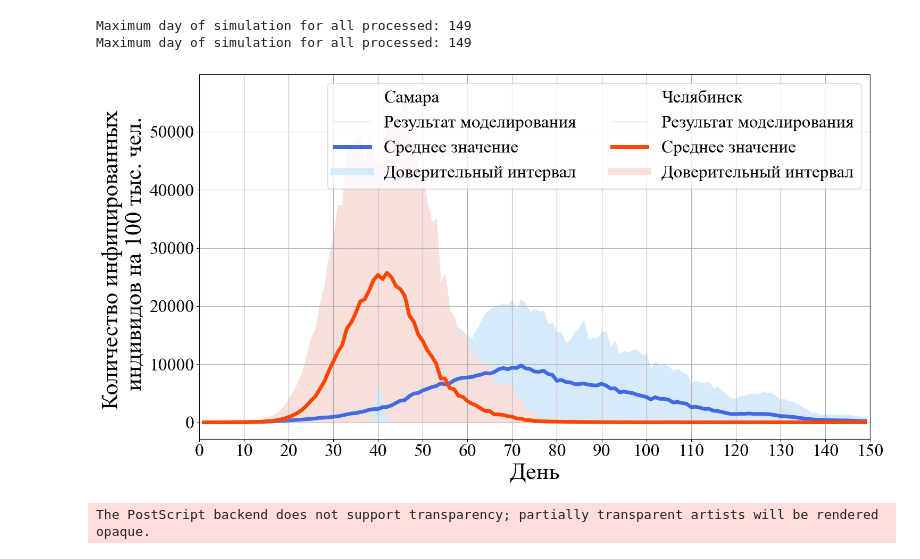
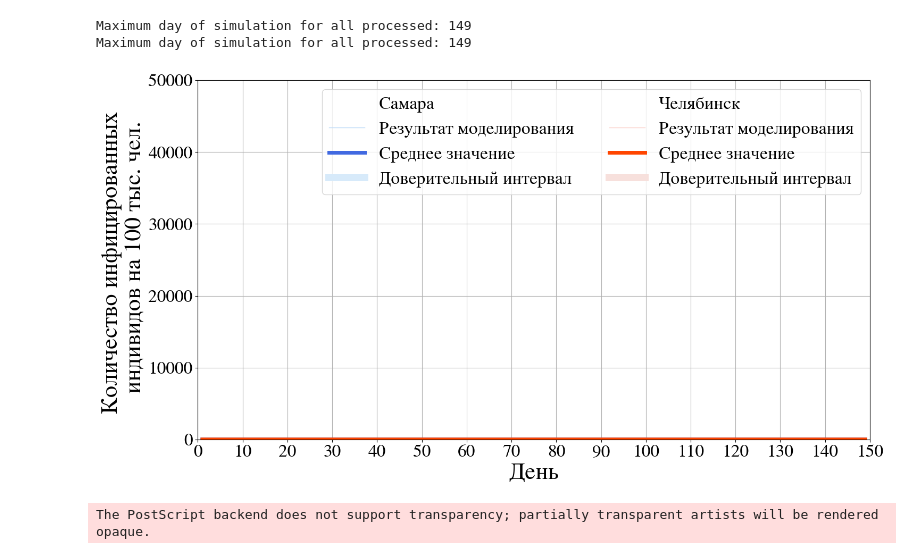
Before and after one commit to korzin-andrey/SIBJIM_2024, a Jupyter notebook: plots/plot_2_cities.ipynb, the cells around one changed output. Drawn from its saved outputs; the diff is of its cells as text; code cells hidden in the pictures.

Commit message:
path fix

```diff
--- a/plots/plot_2_cities.ipynb
+++ b/plots/plot_2_cities.ipynb
@@ -12,18 +12,22 @@ city = 2 # 1 - samara, 2 - chelyabinsk
 population_size = {1: 1158518, 2: 1189524}
 # population_size = {1: 100000, 2: 100000}
 
-num_of_results = 9
+num_of_results = 10
+samara_folder = 'initial_samara'
+chelyabinsk_folder = 'initial_chelyabinsk'
+results = '..'
+strain = 'H1N1'
+
+path_to_results = '../results/' + results
 
 
-
-
-def get_data(city):
-    epid_data = [pd.read_csv(f'results/' + str(city) + f'/temp_results_{i}.csv',
+def get_data(city, folder):
+    epid_data = [pd.read_csv('../results/'+ folder + f'/prevalence_seed_{i}.csv',
                             sep='\t', dtype=int) for i in range(num_of_results)]
     data = []
     min_len = min([len(i) for i in epid_data])
     for i in range(num_of_results):
-        data.append(epid_data[i]['H1N1'].values[:min_len])
+        data.append(epid_data[i][strain].values[:min_len])
     data = np.array(data)/population_size[city]*100000
 
     mean_data = np.mean(data, axis=0)
@@ -32,16 +36,16 @@ def get_data(city):
     print("Maximum day of simulation for all processed:", min_len)
     return days, data, mean_data, confidence
 
-days_samara, data_samara, mean_data_samara, confidence_samara = get_data(1)
-days_chelyabinsk, data_chelyabinsk, mean_data_chelyabinsk, confidence_chelyabinsk = get_data(2)
+days_samara, data_samara, mean_data_samara, confidence_samara = get_data(1, samara_folder)
+days_chelyabinsk, data_chelyabinsk, mean_data_chelyabinsk, confidence_chelyabinsk = get_data(2, samara_folder)
 # %% [output]
 Maximum day of simulation for all processed: 149
 Maximum day of simulation for all processed: 149
 # %%
 matplotlib.pyplot.rcParams.update({
     # 'text.usetex' : True,
-    # 'font.family' : 'STIXGeneral',
-    'font.family' : 'Times New Roman',
+     'font.family' : 'STIXGeneral',
+    #'font.family' : 'Times New Roman',
 })
 
 # plt.rc('text', usetex=True )
@@ -84,37 +88,37 @@ def plot_city(days, data, mean_data, confidence, set_color):
     # ax.set_yticklabels(y_ticks, fontsize=ticks_font_size)
 
 ax.plot([], [], ' ')
 plot_city(days_samara, data_samara, mean_data_samara, confidence_samara, ('royalblue', '#bcd9f7', '#d7eafa'))
 ax.plot([], [], ' ')
 plot_city(days_chelyabinsk, data_chelyabinsk, mean_data_chelyabinsk, confidence_chelyabinsk, ('orangered', '#fad1ca', '#f7e0dc'))
 
 
 custom_lines = [Line2D([0], [0], color='#ffffff', lw=0),
     Line2D([0], [0], color='#bcd9f7', lw=1),
     Line2D([0], [0], color='royalblue', lw=5),
     Line2D([0], [0], color='#d7eafa', lw=10),
     Line2D([0], [0], color='#ffffff', lw=0),
     Line2D([0], [0], color='#fad1ca', lw=1),
     Line2D([0], [0], color='orangered', lw=5),
     Line2D([0], [0], color='#f7e0dc', lw=10)]
 
 
 
 ax.legend(custom_lines, ['Самара', 'Результат моделирования' , 'Среднее значение', 'Доверительный интервал',
                          'Челябинск', 'Результат моделирования', 'Среднее значение', 'Доверительный интервал'], fontsize=legend_font_size, ncol=2)
 ax.set_ylabel('Количество инфицированных \n индивидов на 100 тыс. чел.', fontsize=axis_font_size)
 ax.grid()
 plt.show()
 
-fig.savefig('output/Korzin_fig5.eps', format='eps', bbox_inches='tight')
-fig.savefig('output/Korzin_fig5.png', dpi=600, bbox_inches='tight')
-fig.savefig('output/Korzin_fig5.pdf', dpi=600, bbox_inches='tight')
+fig.savefig(path_to_results+ '/Korzin_fig5.eps', format='eps', bbox_inches='tight')
+fig.savefig(path_to_results+'/Korzin_fig5.png', dpi=600, bbox_inches='tight')
+fig.savefig(path_to_results+'/Korzin_fig5.pdf', dpi=600, bbox_inches='tight')
 # fig.savefig('city_compare.png'.format(city), dpi=500, bbox_inches='tight')
 
 # fig.savefig('city_{}.png'.format(city), dpi=200, bbox_inches='tight')
 # fig.savefig('city_{}.pdf'.format(city), dpi=200, bbox_inches='tight')
 # %% [output]
-[figure, old version]
+[figure, new version]
 The PostScript backend does not support transparency; partially transparent artists will be rendered opaque.
 # %%
 # fig, axs = plt.subplots(1, 3, figsize=(40, 10))
```
Also changed, not shown: 3 other files.
